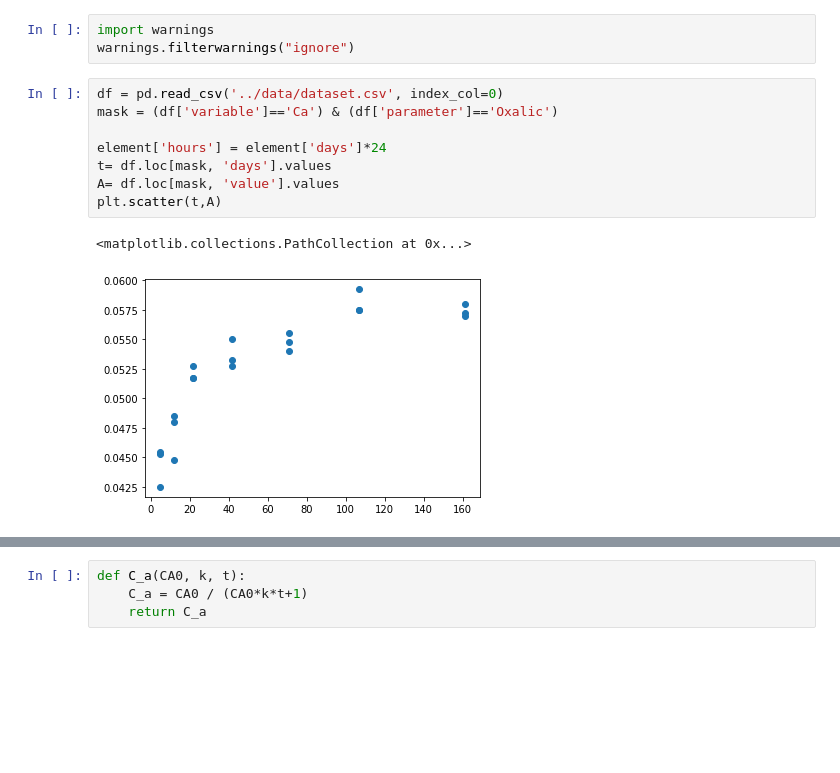
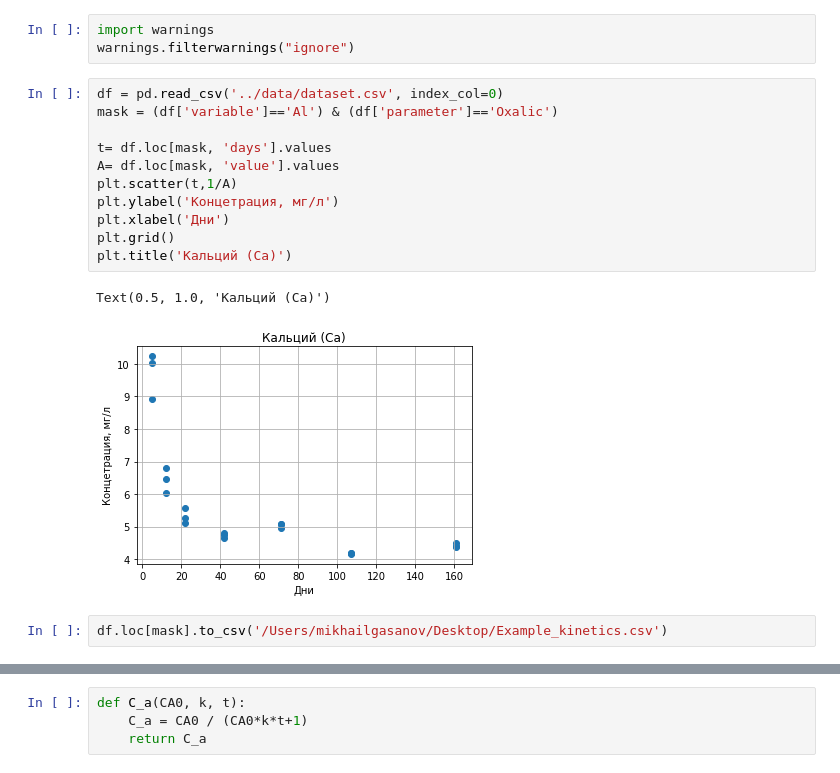
Before and after one commit to mishagrol/clay_minerals, a Jupyter notebook: notebooks/3. Second order reaction kinetics.ipynb, the cells around one changed output, grey strips where cells are left out. Saved outputs shown, nothing was run; the diff lists cells and outputs as text; blank space fills up the shorter version.

```diff
--- a/notebooks/3. Second order reaction kinetics.ipynb
+++ b/notebooks/3. Second order reaction kinetics.ipynb
@@ -12,15 +12,20 @@ import warnings
 warnings.filterwarnings("ignore")
 # %%
 df = pd.read_csv('../data/dataset.csv', index_col=0)
-mask = (df['variable']=='Ca') & (df['parameter']=='Oxalic')
+mask = (df['variable']=='Al') & (df['parameter']=='Oxalic')
 
-element['hours'] = element['days']*24
 t= df.loc[mask, 'days'].values
 A= df.loc[mask, 'value'].values
-plt.scatter(t,A)
+plt.scatter(t,1/A)
+plt.ylabel('Концетрация, мг/л')
+plt.xlabel('Дни')
+plt.grid()
+plt.title('Кальций (Ca)')
 # %% [output]
-<matplotlib.collections.PathCollection at 0x...>
+Text(0.5, 1.0, 'Кальций (Ca)')
-[figure, old version]
+[figure, new version]
+# %%
+df.loc[mask].to_csv('/Users/mikhailgasanov/Desktop/Example_kinetics.csv')
 # %% [markdown]
 ![telegram-cloud-photo-size-2-5213111088206433951-w.jpg](attachment:telegram-cloud-photo-size-2-5213111088206433951-w.jpg)
 # %% [markdown]
```
Also changed, not shown: parts of 7 cells of this notebook, 2 other files.
